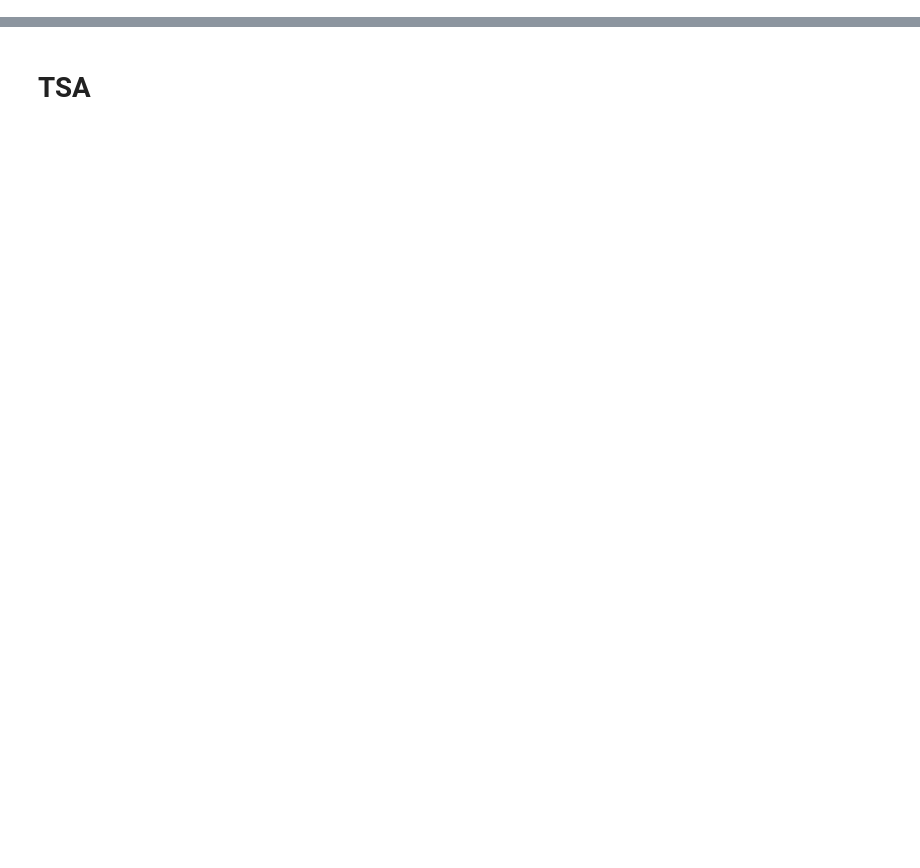
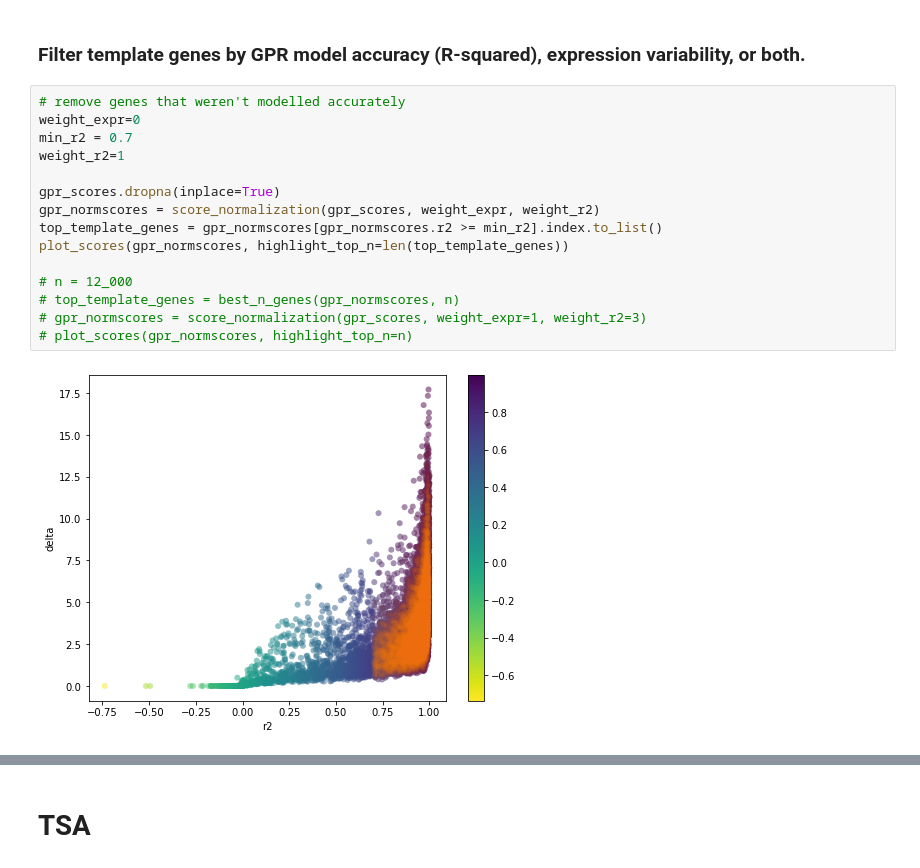
Before and after one commit to siebrenf/TSA, a Jupyter notebook: main.ipynb, the cells around one changed output, grey strips where cells are left out. Saved outputs shown, nothing was run; the diff lists cells and outputs as text; blank space fills up the shorter version.

```diff
--- a/main.ipynb
+++ b/main.ipynb
@@ -107,0 +106,19 @@ selected genes: 501
+# %% [markdown]
+### Filter template genes by GPR model accuracy (R-squared), expression variability, or both.
+# %%
+# remove genes that weren't modelled accurately
+weight_expr=0
+min_r2 = 0.7
+weight_r2=1
+
+gpr_scores.dropna(inplace=True)
+gpr_normscores = score_normalization(gpr_scores, weight_expr, weight_r2)
+top_template_genes = gpr_normscores[gpr_normscores.r2 >= min_r2].index.to_list()
+plot_scores(gpr_normscores, highlight_top_n=len(top_template_genes))
+
+# n = 12_000
+# top_template_genes = best_n_genes(gpr_normscores, n)
+# gpr_normscores = score_normalization(gpr_scores, weight_expr=1, weight_r2=3)
+# plot_scores(gpr_normscores, highlight_top_n=n)
+# %% [output]
+[figure, added]
```
Also changed, not shown: parts of 36 cells of this notebook, 17 other files.
